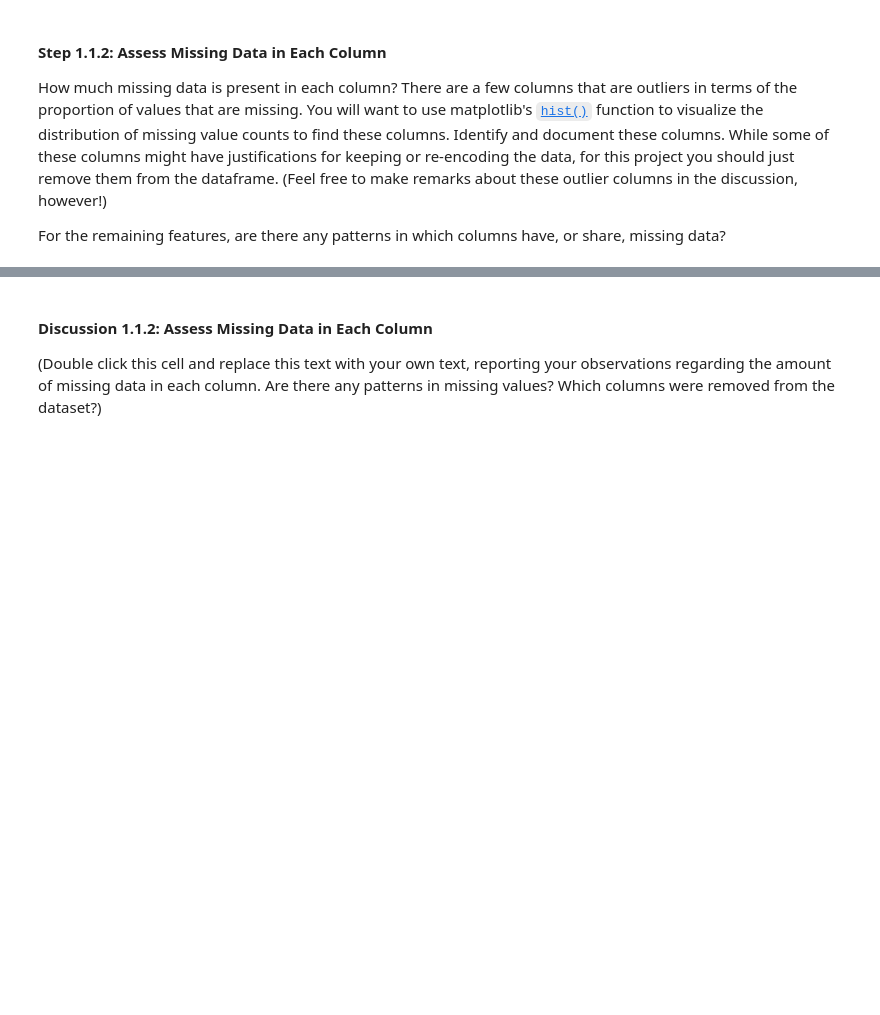
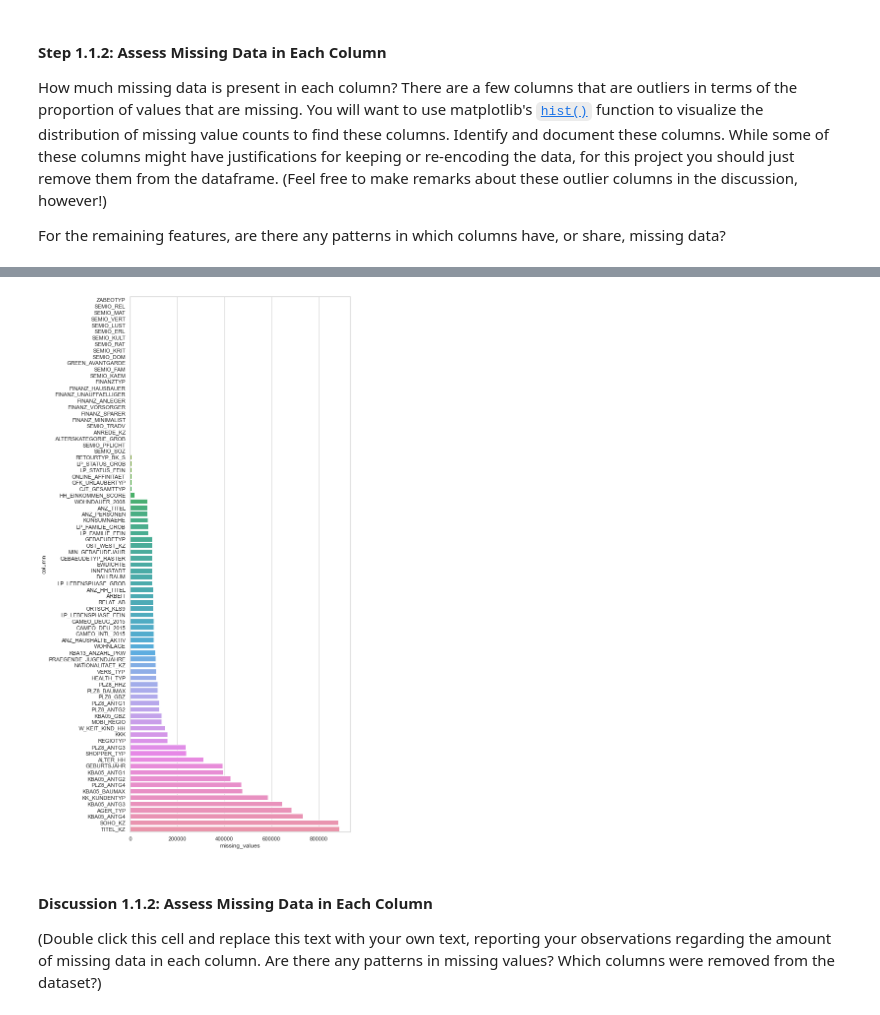
Before and after one commit to epocolis/udacity-machine-learning-with-tensorflow-nano-degree, a Jupyter notebook: projects/customer_segmentation/notebook/Identify_Customer_Segments.ipynb, the cells around one changed output, grey strips where cells are left out. Drawn from its saved outputs; the diff is of its cells as text; code cells hidden in the pictures; blank space fills up the shorter version.

Commit message:
completed code for counting missing data

```diff
--- a/projects/customer_segmentation/notebook/Identify_Customer_Segments.ipynb
+++ b/projects/customer_segmentation/notebook/Identify_Customer_Segments.ipynb
@@ -42,10 +42,11 @@ To start off with, load in the demographics data for the general population into
 Once the dataset is loaded, it's recommended that you take a little bit of time just browsing the general structure of the dataset and feature summary file. You'll be getting deep into the innards of the cleaning in the first major step of the project, so gaining some general familiarity can help you get your bearings.
 # %%
 # Load in the general demographics data.
-azdias =
+BASE_PATH = "data"
+azdias = pd.read_csv(f"{BASE_PATH}/Udacity_AZDIAS_Subset.csv", delimiter=";")
 
 # Load in the feature summary file.
-feat_info =
+feat_info = pd.read_csv(f"{BASE_PATH}/AZDIAS_Feature_Summary.csv",  delimiter=";")
 # %%
 # Check the structure of the data after it's loaded (e.g. print the number of
 # rows and columns, print the first few rows).
@@ -67,3 +103,23 @@ The fourth column of the feature attributes summary (loaded in above as `feat_in
+# %%
+# Identify missing or unknown data values and convert them to NaNs.
+
+# Identify missing or unknown data values
+def replace_with_unknowns_missing(row):
+    col_name = row["attribute"]
+    missing_or_unknown = row["missing_or_unknown"]
+    lst = missing_or_unknown.replace("[","").replace("]","").split(",")
+    if any(e in ["0", "-1", "X", "XX"] for e in lst):
+       return col_name
+
+missing_unknown_cols = feat_info.apply(lambda row: replace_with_unknowns_missing(row), axis=1)
+
+# convert them to NaNs.
+azdias_copy = azdias.copy()
+for column_name in missing_unknown_cols:
+    try:
+       azdias_copy[column_name] = np.where(azdias_copy[column_name].isin([-1, 0,"XX", "X"]) , np.NaN, azdias_copy[column_name])
+    except KeyError as e:
+        pass
 # %% [markdown]
 #### Step 1.1.2: Assess Missing Data in Each Column
 
@@ -73,3 +129,7 @@ For the remaining features, are there any patterns in which columns have, or sha
 # %%
 # Perform an assessment of how much missing data there is in each column of the
 # dataset.
+
+temp = azdias_copy.isna().sum()
+missing_data_cnt_df = pd.DataFrame({'column':temp.index, 'missing_values':temp.values})
+missing_data_cnt_df["percentage"] =
@@ -76,5 +143,11 @@ For the remaining features, are there any patterns in which columns have, or sha
 # %%
 # Investigate patterns in the amount of missing data in each column.
+sns.set(rc={"figure.figsize":(8, 20)}) #width=8, height=4
+sns.set_theme(style="whitegrid")
+missing_data_cnt_df_sorted = missing_data_cnt_df.sort_values(by=['missing_values'])
+ax = sns.barplot(x="missing_values", y="column", data=missing_data_cnt_df_sorted)
+# %% [output]
+[figure, added]
 # %%
 # Remove the outlier columns from the dataset. (You'll perform other data
 # engineering tasks such as re-encoding and imputation later.)
```
Also changed, not shown: parts of 7 cells of this notebook, 5 other files.
